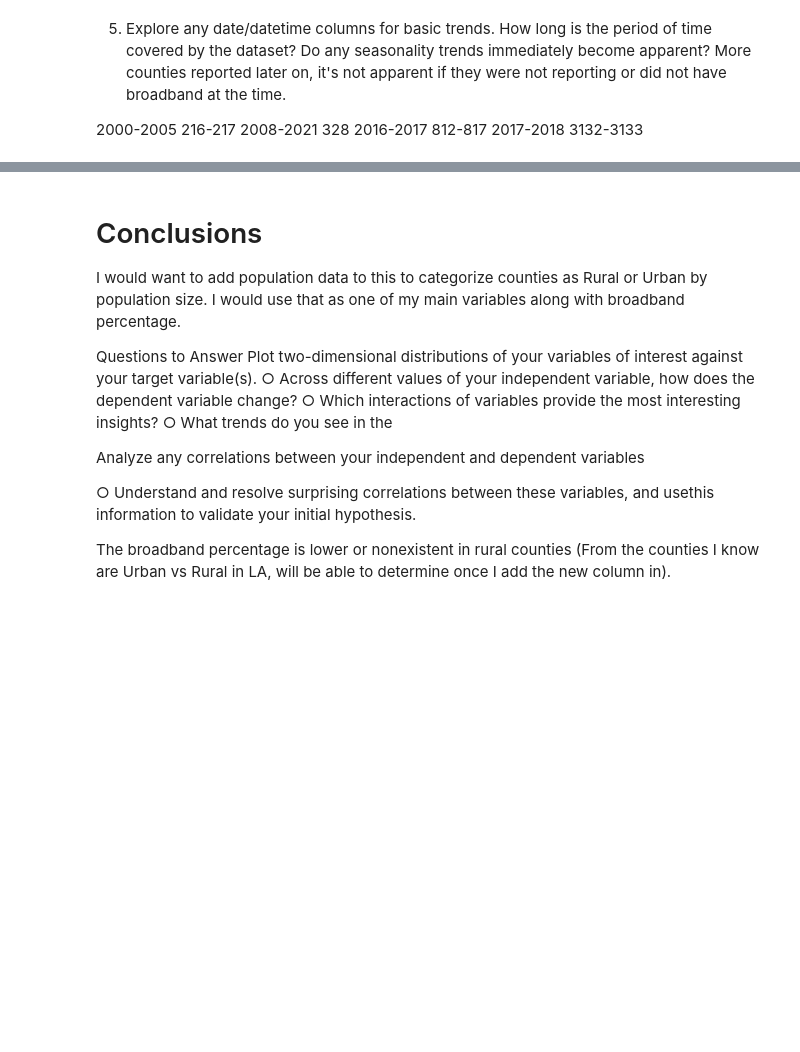
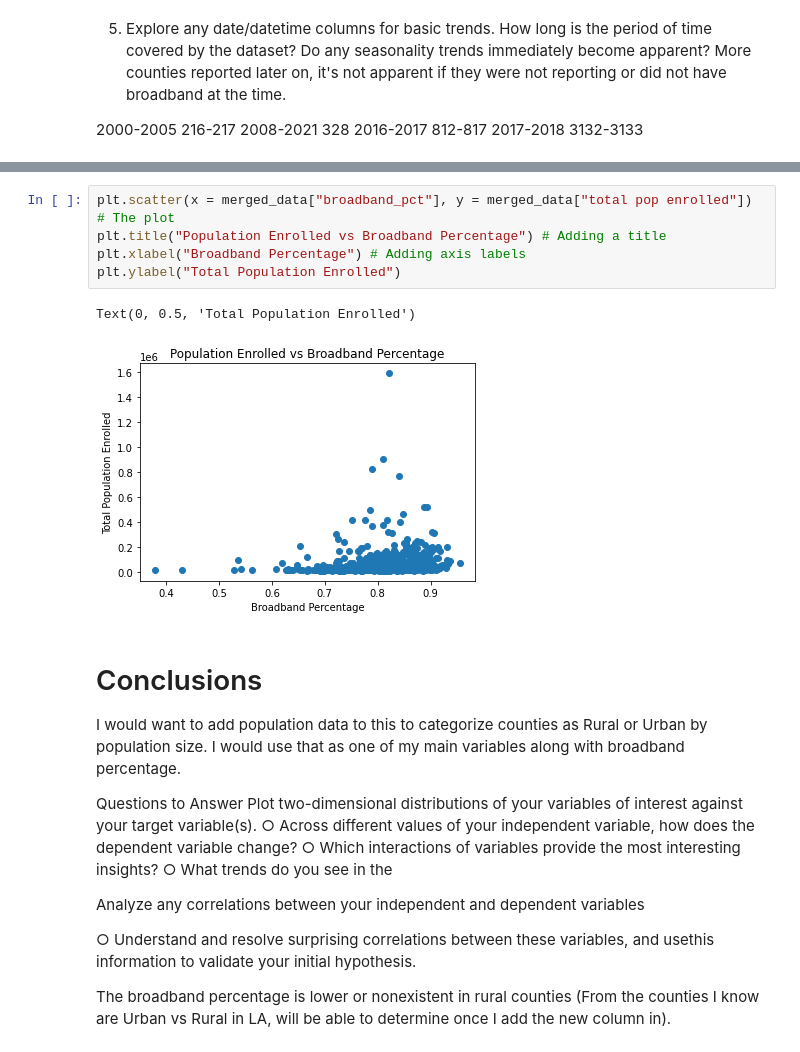
Before and after one commit to mosymns13/DS4A-Team13-Digital-Divide-Project, a Jupyter notebook: School_and_Broadband_EDA.ipynb, the cells around one changed output, grey strips where cells are left out. Drawn from its saved outputs; the diff is of its cells as text; blank space fills up the shorter version.

```diff
--- a/School_and_Broadband_EDA.ipynb
+++ b/School_and_Broadband_EDA.ipynb
@@ -286,3 +460,11 @@ Name: year, dtype: int64
+# %%
+plt.scatter(x = merged_data["broadband_pct"], y = merged_data["total pop enrolled"]) # The plot
+plt.title("Population Enrolled vs Broadband Percentage") # Adding a title
+plt.xlabel("Broadband Percentage") # Adding axis labels
+plt.ylabel("Total Population Enrolled")
+# %% [output]
+Text(0, 0.5, 'Total Population Enrolled')
+[figure, added]
 # %% [markdown]
 # Conclusions
 
```
Also changed, not shown: parts of 23 cells of this notebook.
